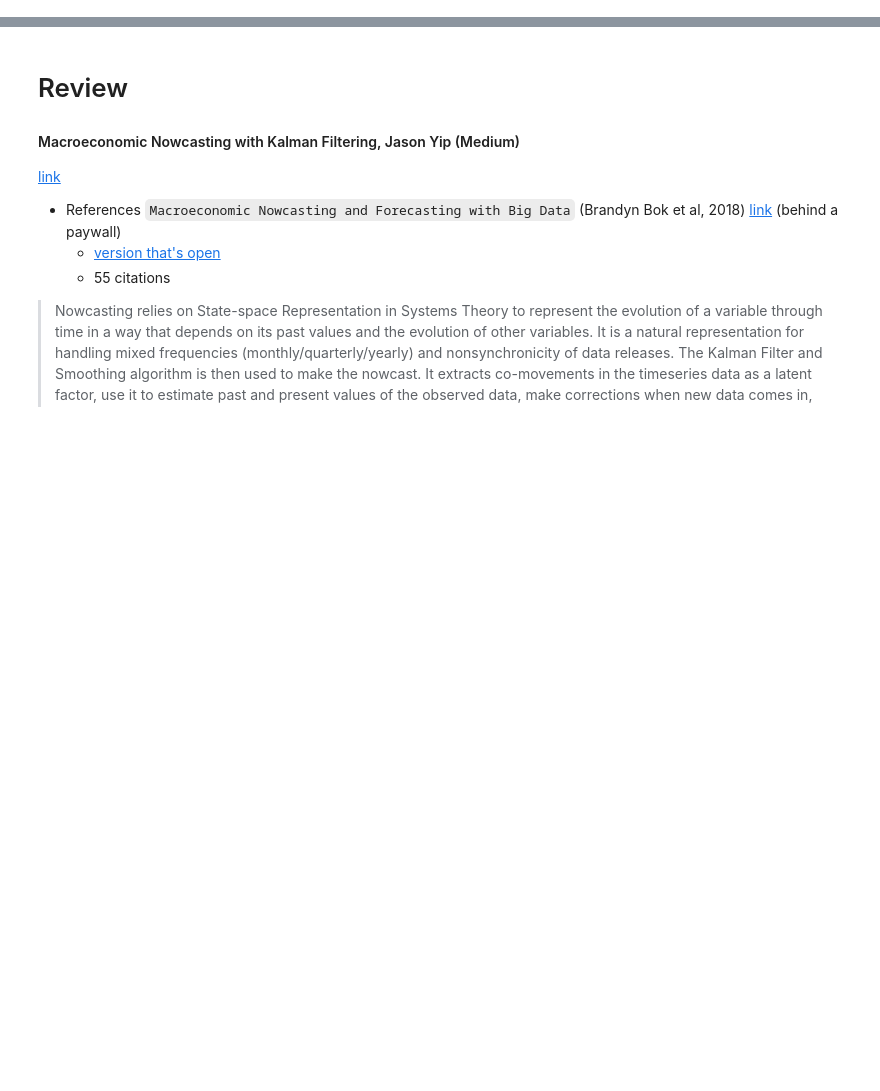
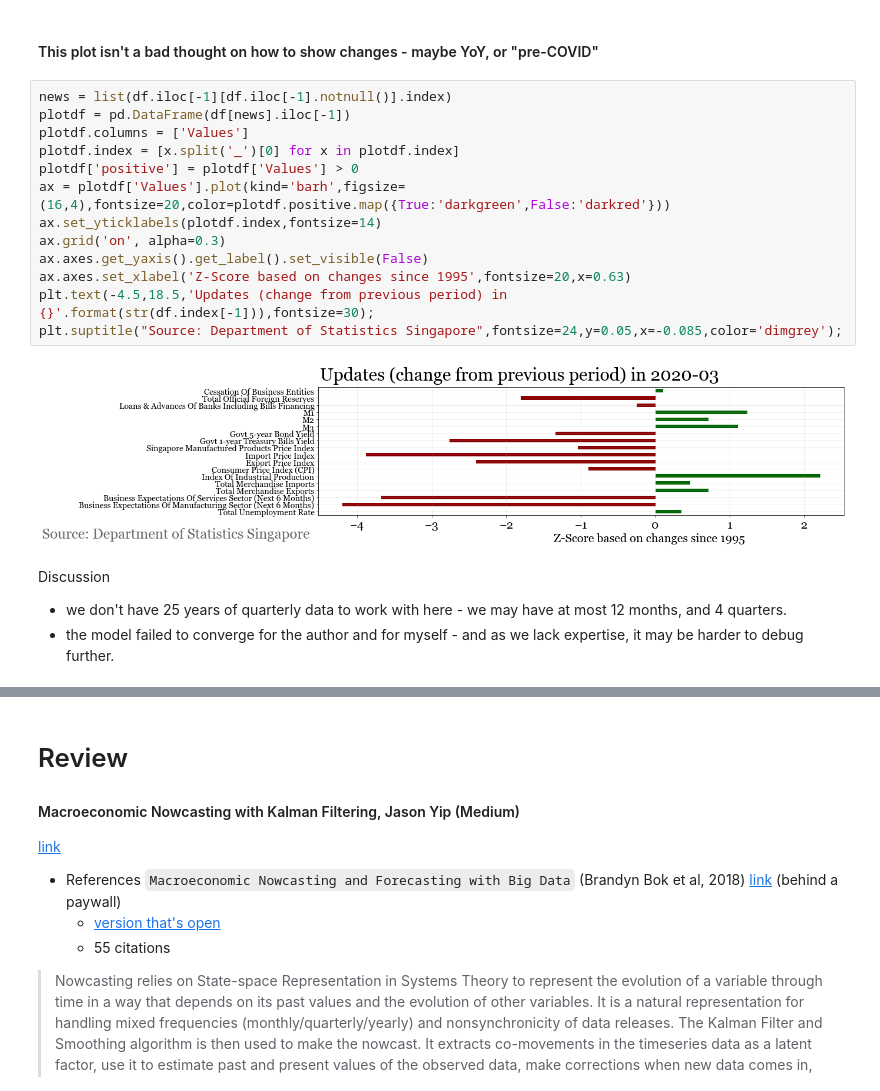
Before and after one commit to GeoffPidcock/ais-pacifimpact, a Jupyter notebook: notebooks/02--geoffpidcock--model-prototyping.ipynb, the cells around one changed output, grey strips where cells are left out. Cells and saved outputs as stored; diff of their text form; blank space fills up the shorter version.

```diff
--- a/notebooks/02--geoffpidcock--model-prototyping.ipynb
+++ b/notebooks/02--geoffpidcock--model-prototyping.ipynb
@@ -12,0 +191,21 @@ Geoff Pidcock | PacifImpact | Sept 2020
+# %% [markdown]
+#### This plot isn't a bad thought on how to show changes - maybe YoY, or "pre-COVID"
+# %%
+news = list(df.iloc[-1][df.iloc[-1].notnull()].index)
+plotdf = pd.DataFrame(df[news].iloc[-1])
+plotdf.columns = ['Values']
+plotdf.index = [x.split('_')[0] for x in plotdf.index]
+plotdf['positive'] = plotdf['Values'] > 0
+ax = plotdf['Values'].plot(kind='barh',figsize=(16,4),fontsize=20,color=plotdf.positive.map({True:'darkgreen',False:'darkred'}))
+ax.set_yticklabels(plotdf.index,fontsize=14)
+ax.grid('on', alpha=0.3)
+ax.axes.get_yaxis().get_label().set_visible(False)
+ax.axes.set_xlabel('Z-Score based on changes since 1995',fontsize=20,x=0.63)
+plt.text(-4.5,18.5,'Updates (change from previous period) in {}'.format(str(df.index[-1])),fontsize=30);
+plt.suptitle("Source: Department of Statistics Singapore",fontsize=24,y=0.05,x=-0.085,color='dimgrey');
+# %% [output]
+[figure, added]
+# %% [markdown]
+Discussion
+- we don't have 25 years of quarterly data to work with here - we may have at most 12 months, and 4 quarters.
+- the model failed to converge for the author and for myself - and as we lack expertise, it may be harder to debug further.
```
Also changed, not shown: parts of 29 cells of this notebook, 1 other file.
